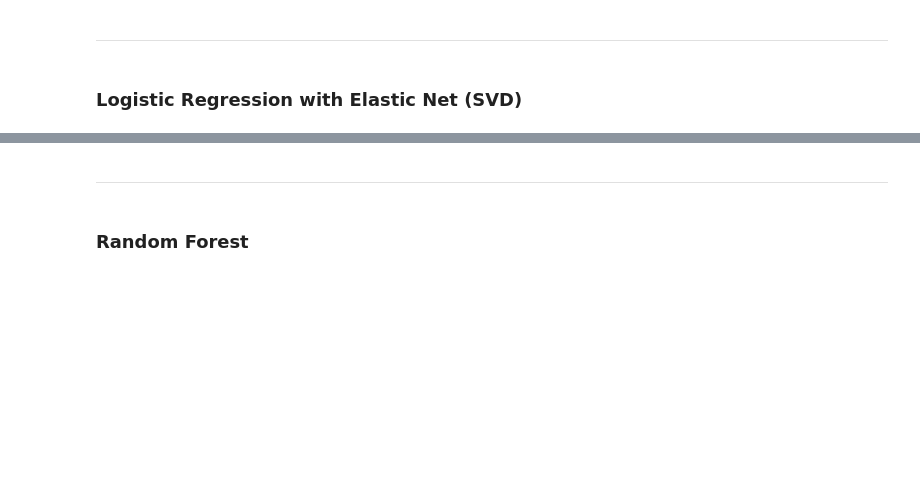
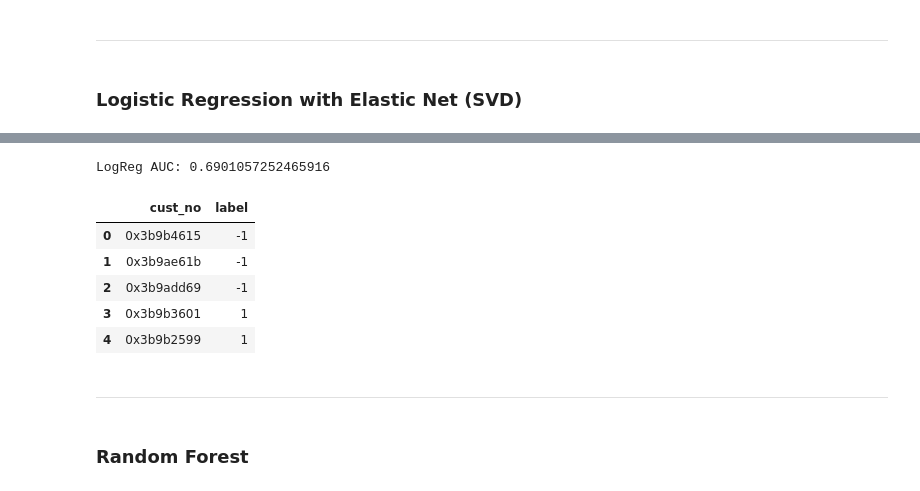
Before and after one commit to tong-jin-nyu/bank-churn-prediction, a Jupyter notebook: dev/models.ipynb, the cells around one changed output, grey strips where cells are left out. Saved outputs shown, nothing was run; the diff lists cells and outputs as text; code cells hidden in the pictures; blank space fills up the shorter version.

```diff
--- a/dev/models.ipynb
+++ b/dev/models.ipynb
@@ -64,3 +65,6 @@ X_hold = X_hold.drop('cust_no', axis=1)
+# %%
+ID_hold = X_hold['cust_no']
+X_hold = X_hold.drop('cust_no', axis=1)
 # %%
 X_train, X_test, y_train, y_test = train_test_split(X, y, test_size=0.2, random_state=1061)
 # %%
@@ -129,3 +134,6 @@ X_train_svd = X_train[best_features]
 X_test_svd = X_test[best_features]
 scaled_X_train_svd = scaled_X_train[best_features]
 scaled_X_test_svd = scaled_X_test[best_features]
+# %%
+X_hold_svd = X_hold[best_features]
+scaled_X_hold_svd = scaled_X_hold[best_features]
@@ -169,6 +200,18 @@ convergence after 529 epochs took 23 seconds
 # %%
-y_pred_prob = ovr.predict_proba(scaled_X_test_svd)[:, 1]
-test_auc_logreg = roc_auc_score(y_test, y_pred_prob)
+test_auc_logreg = roc_auc_score(y_test, y_pred_prob, multi_class='ovr')
 print('LogReg AUC: {}'.format(test_auc_logreg))
+# %% [output]
+LogReg AUC: 0.6901057252465916
 # %%
-y_hold_logreg = ovr.predict(X_hold)
+y_hold_logreg = ovr.predict(X_hold_svd)
+# %%
+output = pd.DataFrame({'cust_no': ID_hold, 'label': y_hold_logreg})
+# %%
+output.head()
+# %% [output]
+|  | cust_no | label |
+| 0 | 0x3b9b4615 | -1 |
+| 1 | 0x3b9ae61b | -1 |
+| 2 | 0x3b9add69 | -1 |
+| 3 | 0x3b9b3601 | 1 |
+| 4 | 0x3b9b2599 | 1 |
```
Also changed, not shown: parts of 8 cells of this notebook.
